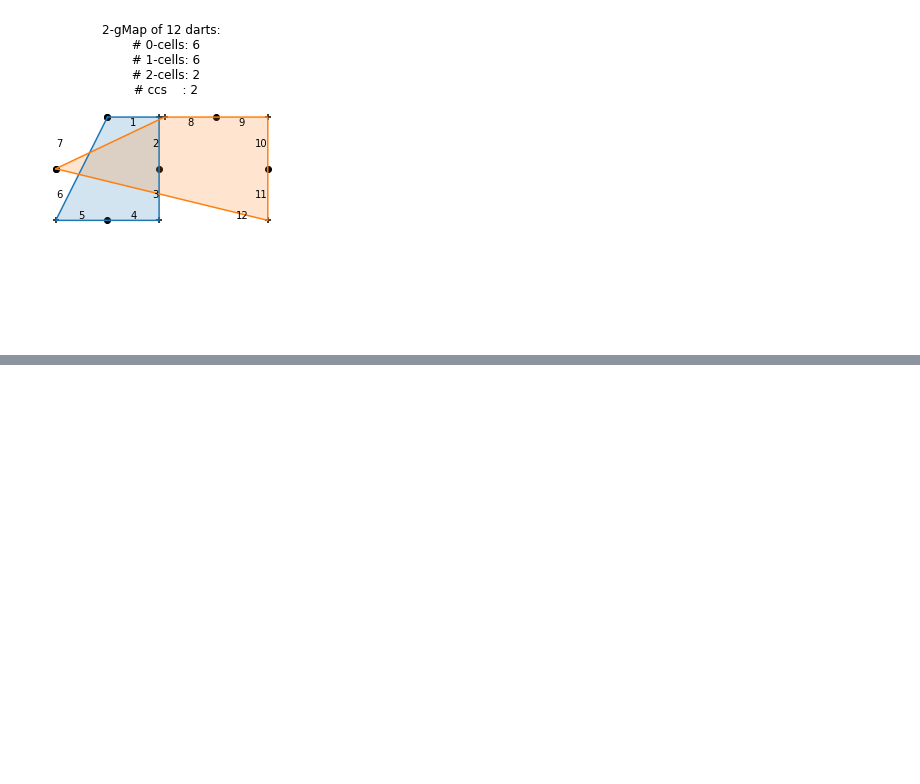
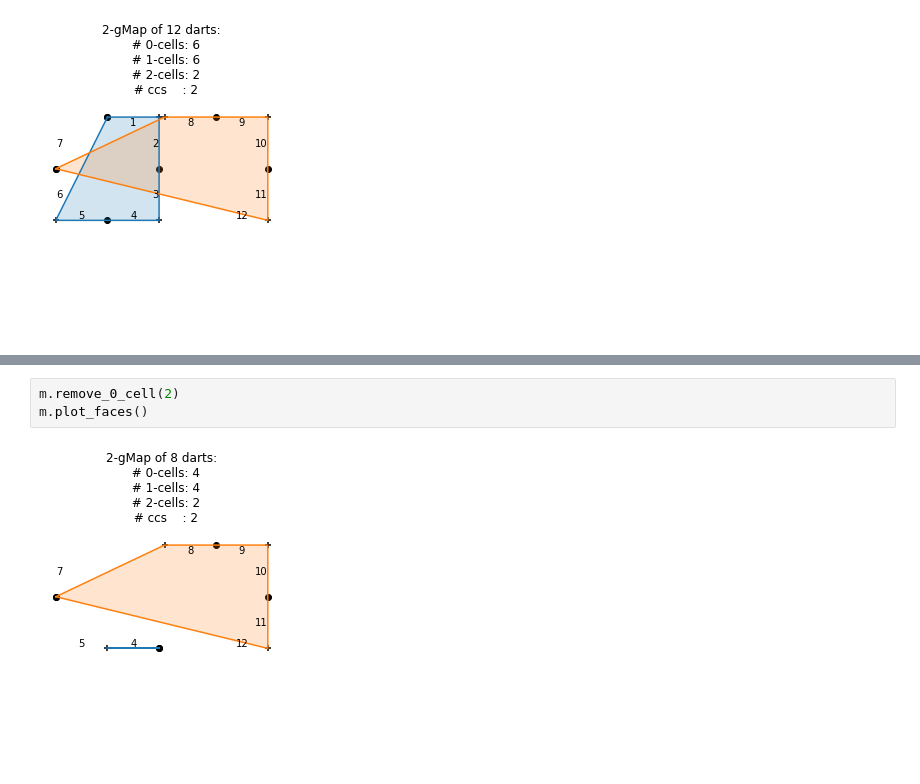
Before and after one commit to napolanocarmine/Thesis_Project, a Jupyter notebook: combinatorial/notebooks/02_pixelmap copy.ipynb, the cells around one changed output, grey strips where cells are left out. Drawn from its saved outputs; the diff is of its cells as text; blank space fills up the shorter version.

```diff
--- a/combinatorial/notebooks/02_pixelmap copy.ipynb
+++ b/combinatorial/notebooks/02_pixelmap copy.ipynb
@@ -1000,0 +1006,5 @@ m.plot_faces()
+# %%
+m.remove_0_cell(2)
+m.plot_faces()
+# %% [output]
+[figure, added]
```
Also changed, not shown: parts of 5 cells of this notebook, 7 other files.
